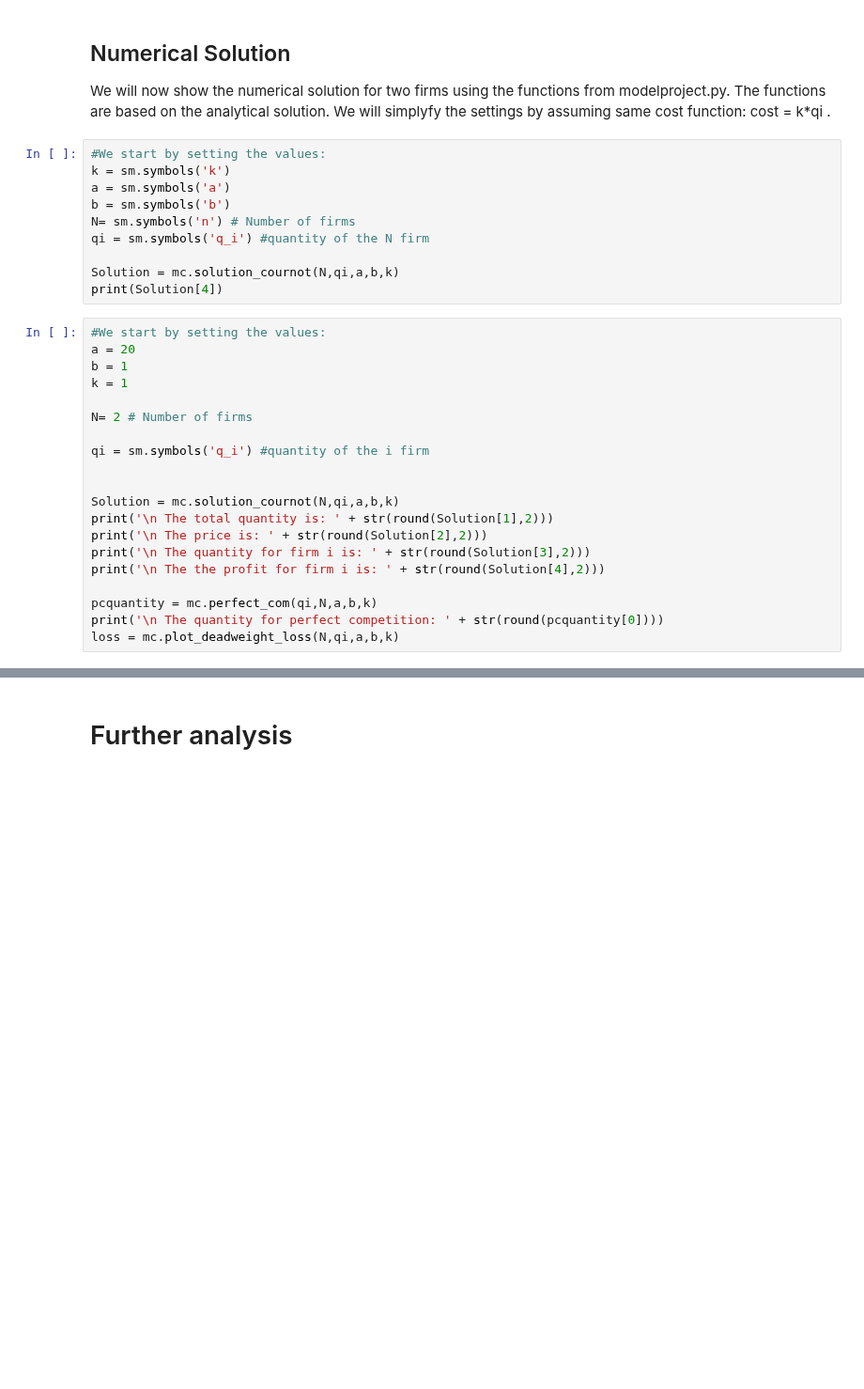
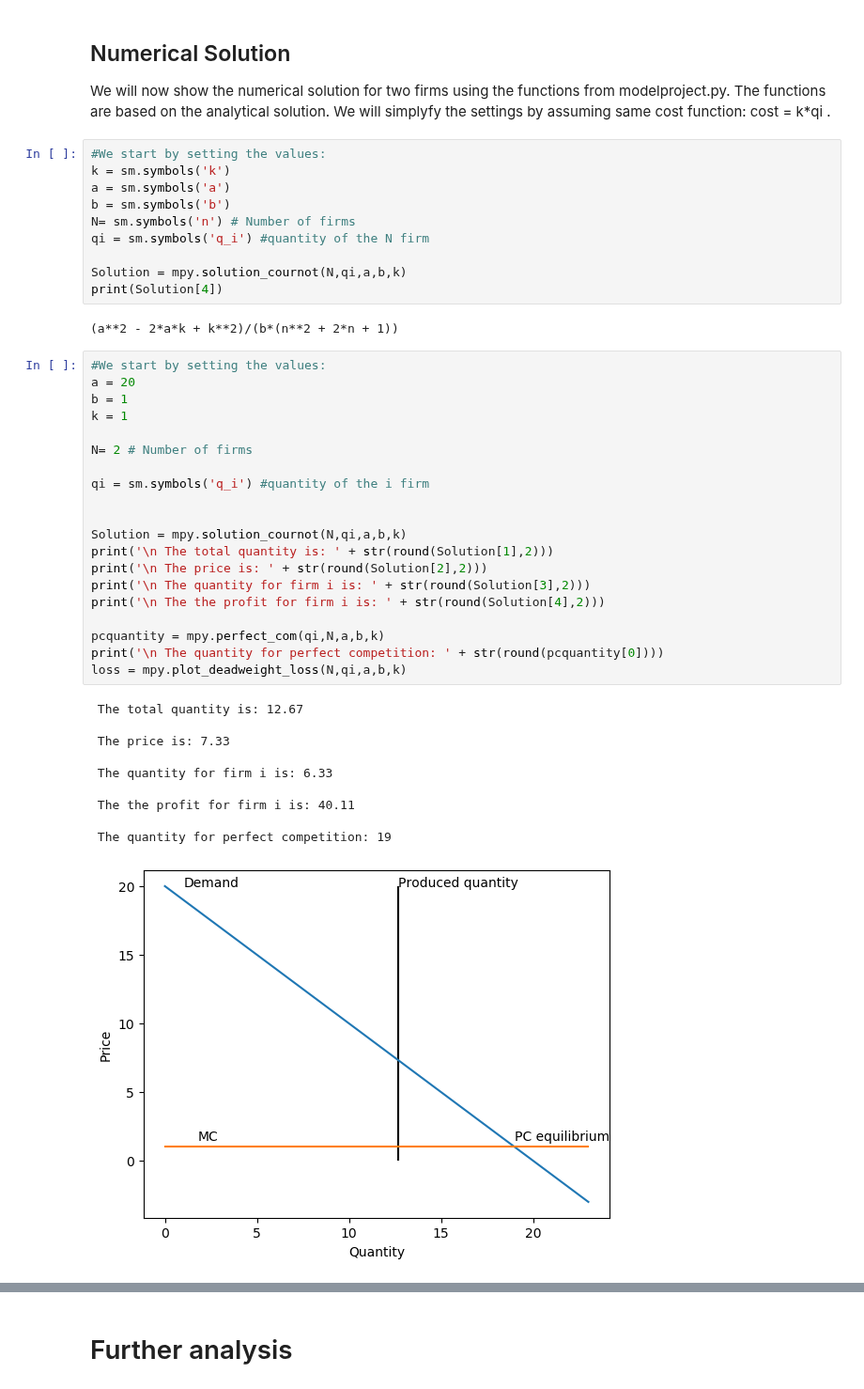
Before and after one commit to Rapyki/projects-2020-slangerne, a Jupyter notebook: modelproject/modelproject_B.ipynb, the cells around one changed output, grey strips where cells are left out. Shown at 94% size. Drawn from its saved outputs; the diff is of its cells as text; blank space fills up the shorter version.

```diff
--- a/modelproject/modelproject_B.ipynb
+++ b/modelproject/modelproject_B.ipynb
@@ -128,25 +139,38 @@ b = sm.symbols('b')
 N= sm.symbols('n') # Number of firms
 qi = sm.symbols('q_i') #quantity of the N firm
 
-Solution = mc.solution_cournot(N,qi,a,b,k)
+Solution = mpy.solution_cournot(N,qi,a,b,k)
 print(Solution[4])
+# %% [output]
+(a**2 - 2*a*k + k**2)/(b*(n**2 + 2*n + 1))
 # %%
 #We start by setting the values:
 a = 20
 b = 1
 k = 1
 
 N= 2 # Number of firms
 
 qi = sm.symbols('q_i') #quantity of the i firm
 
 
-Solution = mc.solution_cournot(N,qi,a,b,k)
+Solution = mpy.solution_cournot(N,qi,a,b,k)
 print('\n The total quantity is: ' + str(round(Solution[1],2)))
 print('\n The price is: ' + str(round(Solution[2],2)))
 print('\n The quantity for firm i is: ' + str(round(Solution[3],2)))
 print('\n The the profit for firm i is: ' + str(round(Solution[4],2)))
 
-pcquantity = mc.perfect_com(qi,N,a,b,k)
+pcquantity = mpy.perfect_com(qi,N,a,b,k)
 print('\n The quantity for perfect competition: ' + str(round(pcquantity[0])))
-loss = mc.plot_deadweight_loss(N,qi,a,b,k)
+loss = mpy.plot_deadweight_loss(N,qi,a,b,k)
+# %% [output]
+ The total quantity is: 12.67
+
+ The price is: 7.33
+
+ The quantity for firm i is: 6.33
+
+ The the profit for firm i is: 40.11
+
+ The quantity for perfect competition: 19
+[figure, added]
```
Also changed, not shown: parts of 5 cells of this notebook, 1 other file.
